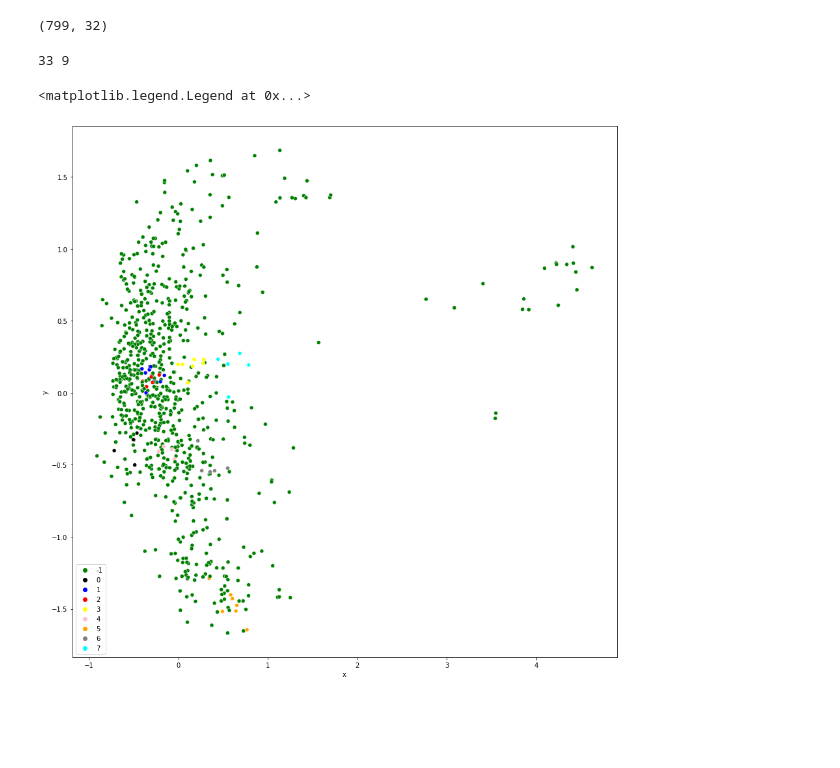
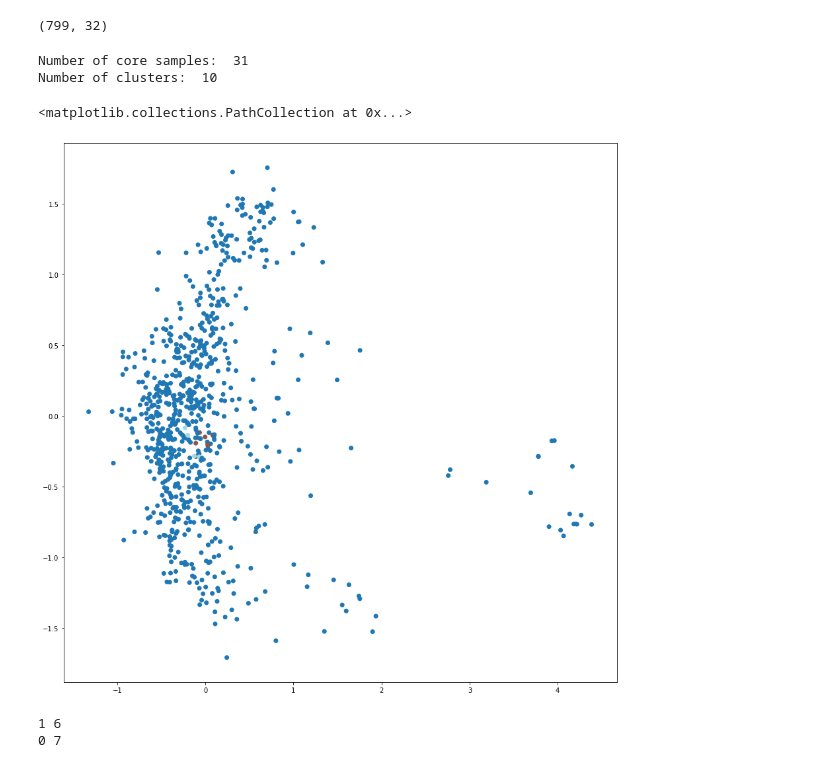
Before and after one commit to Aayush2492/Fraud-Analytics-Assignments, a Jupyter notebook: 1/src/main.ipynb, the cells around one changed output. Saved outputs shown, nothing was run; the diff lists cells and outputs as text; code cells hidden in the pictures; blank space fills up the shorter version.

```diff
--- a/1/src/main.ipynb
+++ b/1/src/main.ipynb
@@ -20,16 +18,15 @@ with open('../data/Iron_dealers_data.csv', 'r') as f:
     for index, row in enumerate(reader):
         if index == 0:
             continue
-        src, dest = int(row[0]), int(row[1])
+        src, dest, amount = int(row[0]), int(row[1]), float(row[2])
         e = (src, dest)
         if G.has_edge(*e):
             G[src][dest]['frequency'] += 1
+            G[src][dest]['amount'] += amount
         else:
-            G.add_edge(src, dest, frequency=1)
+            G.add_edge(src, dest, frequency=1, amount=0,r=[False, False, False, False])
 
-            # bit vector to see if edge is the part of a 3-cycle with 0, 1, 2, 3 reciprocal edges
-            G[src][dest]['r'] = [False, False, False, False]
-
+            # r is bit vector to see if edge is the part of a 3-cycle with 0, 1, 2, 3 reciprocal edges
 print(G)
 # %% [output]
 DiGraph with 799 nodes and 5358 edges
@@ -135,40 +135,24 @@ print(input.shape)
 # %% [output]
 (799, 32)
 # %%
+# eps = 1, min_samples = 5, 6
+# eps = 1.5
+
 eps = 1
 min_samples = 5
 
 clustering = DBSCAN(eps=eps, min_samples=min_samples).fit(input)
-print(len(clustering.core_sample_indices_), len(list(set(clustering.labels_))))
+print("Number of core samples: ", len(clustering.core_sample_indices_))
+print("Number of clusters: ", len(list(set(clustering.labels_))))
 # %% [output]
-33 9
+Number of core samples:  31
+Number of clusters:  10
-# %%
-pca = PCA(n_components=2).fit(input)
-input_red = pca.transform(input)
-# cmap = { -1: 'gray', 0: 'red', 1: 'green', 2: 'blue' }
-# colors = [cmap[label] for label in clustering.labels_.flatten()]
-
-# print(colors)
-
-# plt.plot(input_red[:, 0], input_red[:, 1], c = colors)
-df = pd.DataFrame({'x':input_red[:, 0], 'y':input_red[:, 1],'label': clustering.labels_})
-
-palette = {
-    -1:'green',
-    2: 'red',
-    0: 'black',
-    1: 'blue',
-    3: 'yellow',
-    4: 'pink',
-    5: 'orange',
-    6: 'grey',
-    7: 'cyan' ,
-}
-
-fig, ax = plt.subplots(figsize=(15, 15))
-ax = sns.scatterplot(x='x',y='y',hue = 'label',data = df,legend='full',
-                     palette = palette)
-ax.legend(loc='lower left')
-# %% [output]
-<matplotlib.legend.Legend at 0x...>
-[figure, removed]
+# %%
+pca = PCA(n_components=2).fit(input)
+input_red = pca.transform(input)
+
+fig, ax = plt.subplots(figsize=(15, 15))
+plt.scatter(input_red[:, 0], input_red[:, 1], c=[_ + 1 for _ in clustering.labels_], cmap='tab20')
+# %% [output]
+<matplotlib.collections.PathCollection at 0x...>
+[figure, added]
@@ -174,0 +167,8 @@ ax.legend(loc='lower left')
+# %%
+for key in label_to_node.keys():
+    if key == -1:
+        continue
+    print(key, len(label_to_node[key]))
+# %% [output]
+1 6
+0 7
```
Also changed, not shown: parts of 4 cells of this notebook, 2 other files.
